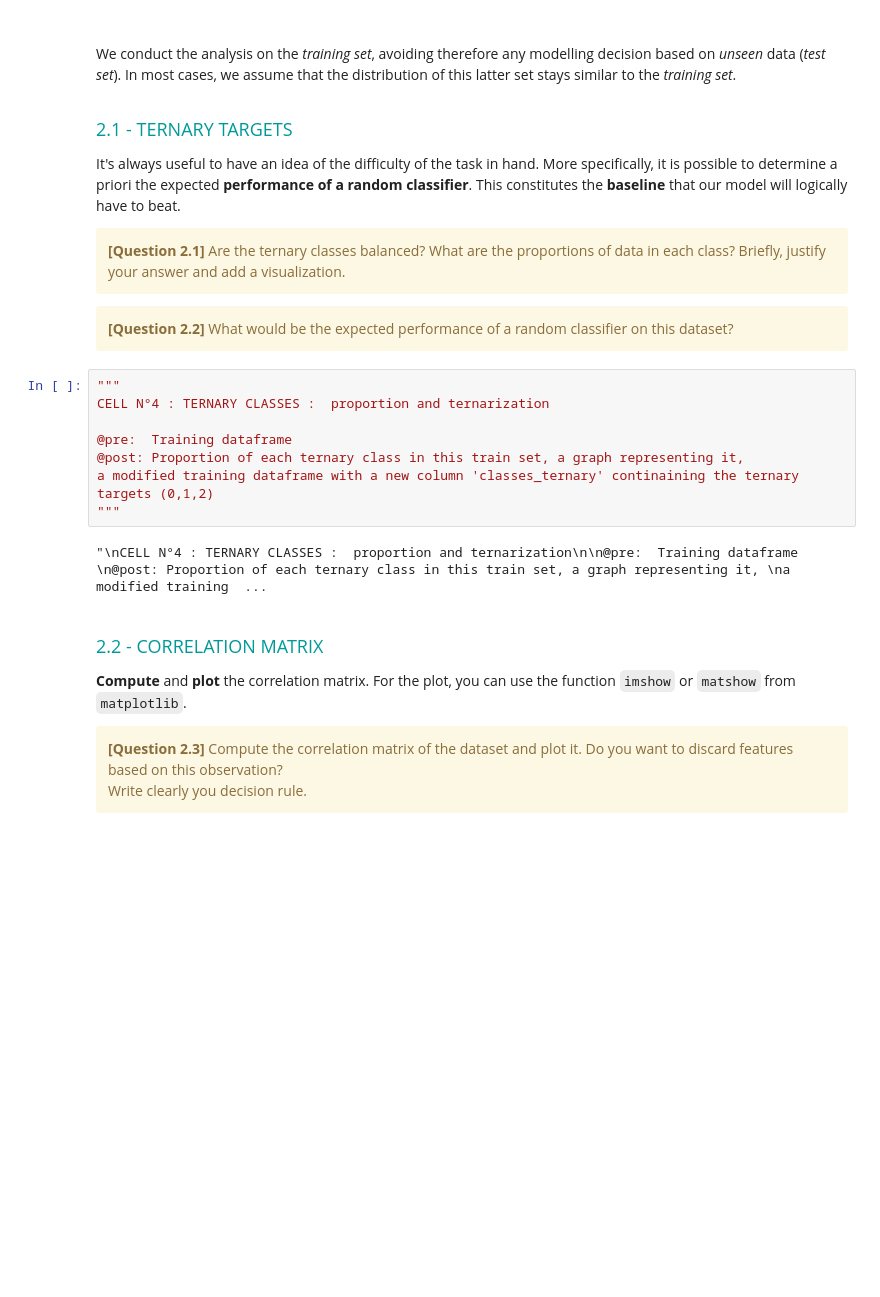
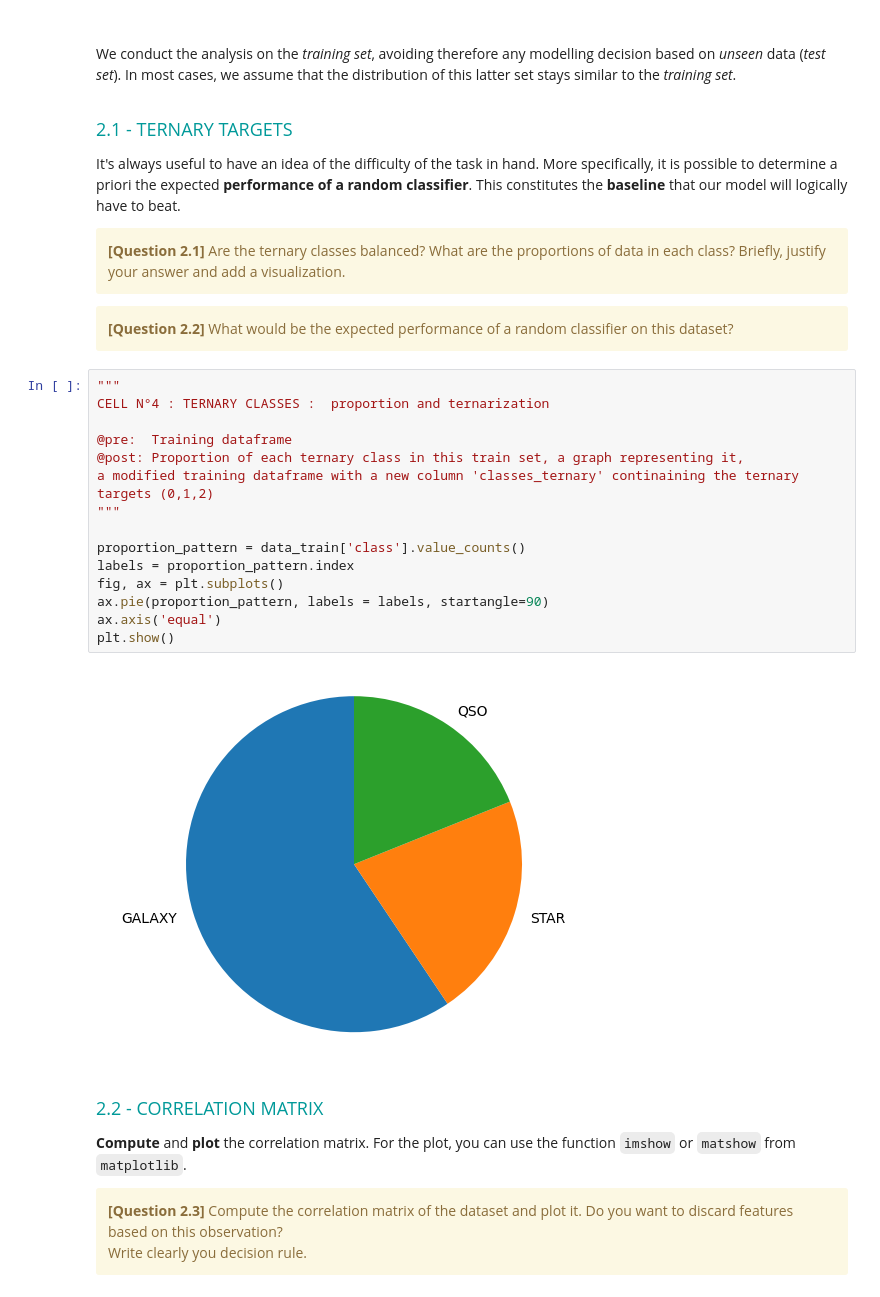
Before and after one commit to Mathis003/LEPL1109-Hackathons, a Jupyter notebook: Hackaton_2/Hackathon02-Classification.ipynb, the cells around one changed output. Cells and saved outputs as stored; diff of their text form; blank space fills up the shorter version.

```diff
--- a/Hackaton_2/Hackathon02-Classification.ipynb
+++ b/Hackaton_2/Hackathon02-Classification.ipynb
@@ -228,13 +228,20 @@ It's always useful to have an idea of the difficulty of the task in hand. More s
 # %%
 """
 CELL N°4 : TERNARY CLASSES :  proportion and ternarization
 
 @pre:  Training dataframe
 @post: Proportion of each ternary class in this train set, a graph representing it,
 a modified training dataframe with a new column 'classes_ternary' continaining the ternary targets (0,1,2)
 """
+
+proportion_pattern = data_train['class'].value_counts()
+labels = proportion_pattern.index
+fig, ax = plt.subplots()
+ax.pie(proportion_pattern, labels = labels, startangle=90)
+ax.axis('equal')
+plt.show()
 # %% [output]
-"\nCELL N°4 : TERNARY CLASSES :  proportion and ternarization\n\n@pre:  Training dataframe  \n@post: Proportion of each ternary class in this train set, a graph representing it, \na modified training  ...
+[figure, added]
 # %% [markdown]
 <font size=4 color=#009999> <br> 2.2 - CORRELATION MATRIX </font> <br>
 
```
